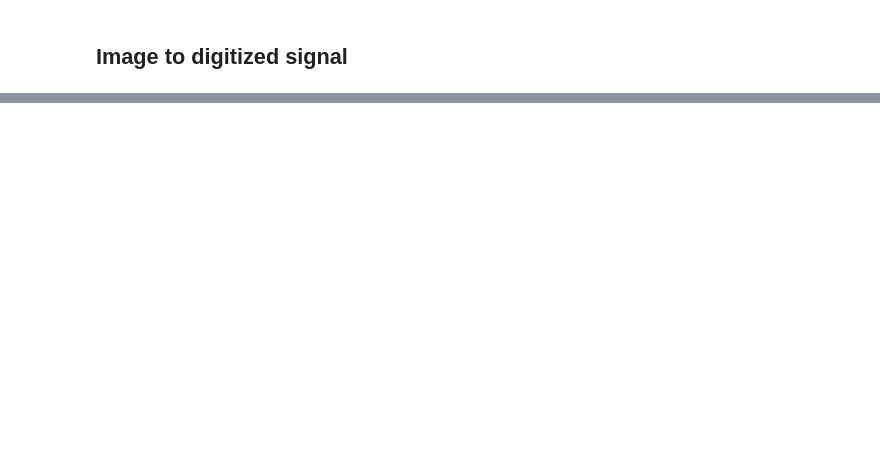
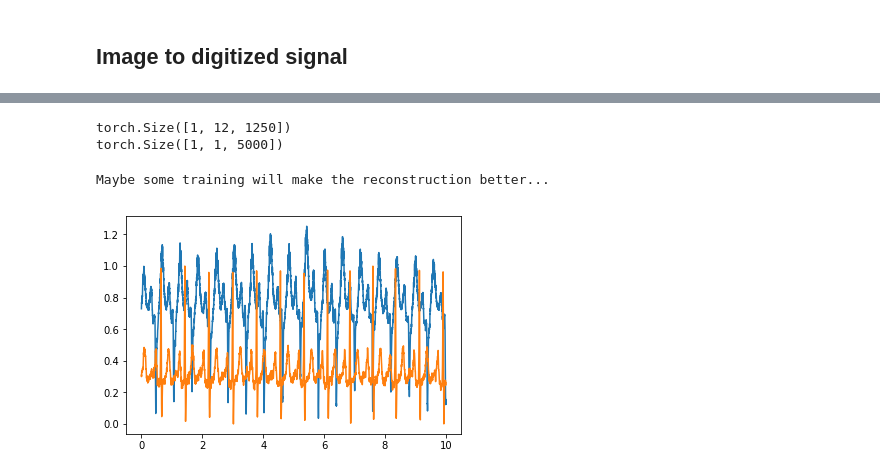
Before and after one commit to vgliner/2366605-Final-Project, a Jupyter notebook: demostrations.ipynb, the cells around one changed output, grey strips where cells are left out. Drawn from its saved outputs; the diff is of its cells as text; code cells hidden in the pictures; blank space fills up the shorter version.

Commit message:
Image to digitized is ready for experiments

```diff
--- a/demostrations.ipynb
+++ b/demostrations.ipynb
@@ -508,0 +492,19 @@ Uploaded data, size of (1000, 2)
+# %%
+num_train = 2
+num_test = 1
+batch_size = 1
+
+# Training dataset & loader
+ds_train = tf.SubsetDataset(ds, num_train)  #(train=True, transform=tf_ds)
+dl_train = torch.utils.data.DataLoader(ds_train,batch_size= batch_size,shuffle=True)
+
+# Test dataset & loader
+ds_test = tf.SubsetDataset(ds, num_test, offset= num_train)
+dl_test = torch.utils.data.DataLoader(ds_test, batch_size)
+# %%
+import time
+
+start = time.time()
+x, y = iter(dl_train).next()
+end = time.time()
+print(f'Time taken {end - start}')
@@ -508,0 +562,12 @@ Uploaded data, size of (1000, 2)
+# %%
+model = Ecg12ImageToSignalNet(in_channels, deconv_in_channels, in_h, in_w, conv_hidden_channels, conv_kernel_sizes,
+                 deconv_hidden_channels_short, deconv_kernel_lengths_short,
+                 deconv_hidden_channels_long, deconv_kernel_lengths_long,
+                 conv_dropout, conv_stride, conv_dilation, conv_batch_norm,
+                 deconv_dropout_short, deconv_stride_short, deconv_dilation_short,
+                 deconv_batch_norm_short, deconv_out_kernel_short, deconv_dropout_long,
+                 deconv_stride_long, deconv_dilation_long,
+                 deconv_batch_norm_long, deconv_out_kernel_long,
+                 fc_hidden_dims, l_out_long, l_out_short, short_leads, long_leads).to(device)
+
+print(model)
@@ -508,0 +592,21 @@ Uploaded data, size of (1000, 2)
+# %%
+x_try = x.transpose(1,2).transpose(1,3)
+x_try = x_try.to(device, dtype=torch.float)
+y_pred = model(x_try)
+# %%
+print(y_pred[0].shape)
+print(y_pred[1].shape)
+# %% [output]
+torch.Size([1, 12, 1250])
+torch.Size([1, 1, 5000])
+# %%
+import matplotlib.pyplot as plt
+import numpy as np
+
+t = np.arange(0, 10, 1/500)
+plt.plot(t, y_pred[1].flatten().tolist(), t, y[1].flatten().tolist())
+
+print('Maybe some training will make the reconstruction better...')
+# %% [output]
+Maybe some training will make the reconstruction better...
+[figure, added]
```
Also changed, not shown: parts of 29 cells of this notebook, 2 other files.
